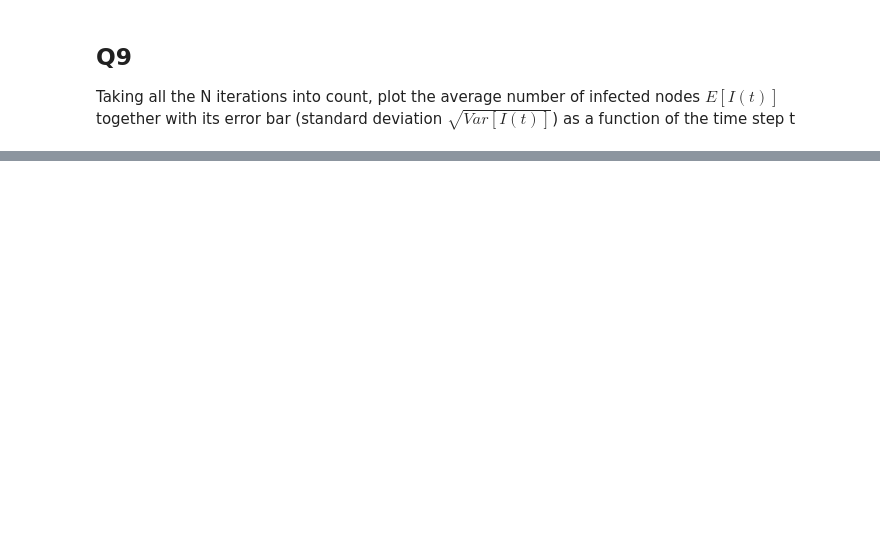
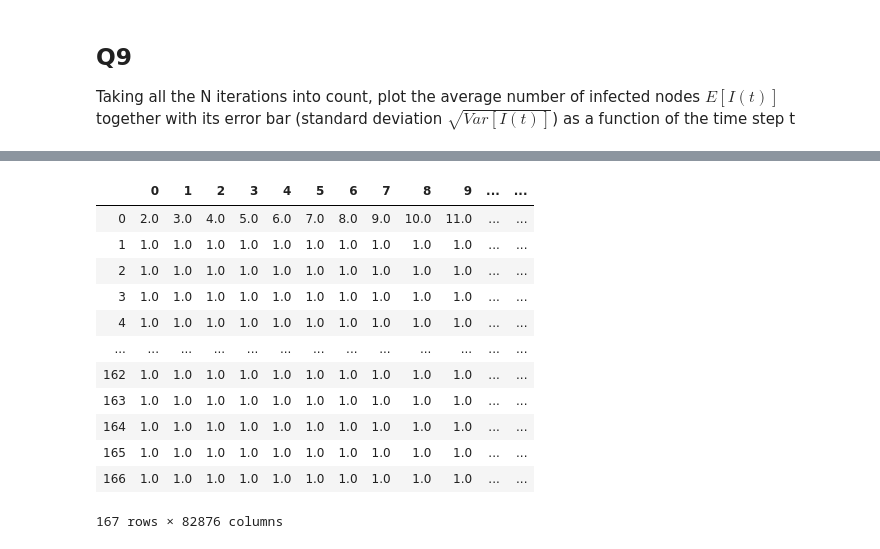
Before and after one commit to TBruyn/Modeling-and-Data-Analysis-in-Complex-Networks, a Jupyter notebook: assignment1/assignment1_B.ipynb, the cells around one changed output, grey strips where cells are left out. Cells and saved outputs as stored; diff of their text form; code cells hidden in the pictures; blank space fills up the shorter version.

```diff
--- a/assignment1/assignment1_B.ipynb
+++ b/assignment1/assignment1_B.ipynb
@@ -54,0 +48,26 @@ False
+# %%
+try:
+    infected_per_timestep = pickle.load(open("infected_per_timestamp.pickle", "rb"))
+except Exception as e:
+    print(e)
+    print("Rebuilding data")
+
+    infected_per_timestep = np.zeros([number_of_nodes, len(df.index)])
+
+    for n in range(1, number_of_nodes + 1):
+        infected = np.zeros(number_of_nodes + 1,dtype=bool)
+        infected[n] = True
+        infected_count = 1
+
+        for timestep, transaction in df.iterrows():
+            node1 = transaction['node1']
+            node2 = transaction['node2']
+            if infected[node1] and not infected[node2]:
+                infected[node2] = True
+                infected_count += 1
+
+            infected_per_timestep[n - 1, timestep] = infected_count
+
+        print("Infection of starting node " + str(n) + " finished")
+    print("Finished creating data")
+print("infected_per_timestep initialized")
@@ -54,0 +97,24 @@ False
+# %%
+# pd.DataFrame(np.zeros([number_of_nodes, len(df.index)]),
+#              [str(n) for n in range(1,number_of_nodes + 1)],
+#              [str(n) for n in range(1,len(df.index) + 1)])
+
+pd.DataFrame(infected_per_timestep)
+# len([str(n) for n in range(1,len(df.index))])
+
+# [str(n) for n in range(1,len(number_of_nodes))]
+# len(df.index)
+# %% [output]
+|  | 0 | 1 | 2 | 3 | 4 | 5 | 6 | 7 | 8 | 9 | ... | ... |
+| 0 | 2.0 | 3.0 | 4.0 | 5.0 | 6.0 | 7.0 | 8.0 | 9.0 | 10.0 | 11.0 | ... | ... |
+| 1 | 1.0 | 1.0 | 1.0 | 1.0 | 1.0 | 1.0 | 1.0 | 1.0 | 1.0 | 1.0 | ... | ... |
+| 2 | 1.0 | 1.0 | 1.0 | 1.0 | 1.0 | 1.0 | 1.0 | 1.0 | 1.0 | 1.0 | ... | ... |
+| 3 | 1.0 | 1.0 | 1.0 | 1.0 | 1.0 | 1.0 | 1.0 | 1.0 | 1.0 | 1.0 | ... | ... |
+| 4 | 1.0 | 1.0 | 1.0 | 1.0 | 1.0 | 1.0 | 1.0 | 1.0 | 1.0 | 1.0 | ... | ... |
+| ... | ... | ... | ... | ... | ... | ... | ... | ... | ... | ... | ... | ... |
+| 162 | 1.0 | 1.0 | 1.0 | 1.0 | 1.0 | 1.0 | 1.0 | 1.0 | 1.0 | 1.0 | ... | ... |
+| 163 | 1.0 | 1.0 | 1.0 | 1.0 | 1.0 | 1.0 | 1.0 | 1.0 | 1.0 | 1.0 | ... | ... |
+| 164 | 1.0 | 1.0 | 1.0 | 1.0 | 1.0 | 1.0 | 1.0 | 1.0 | 1.0 | 1.0 | ... | ... |
+| 165 | 1.0 | 1.0 | 1.0 | 1.0 | 1.0 | 1.0 | 1.0 | 1.0 | 1.0 | 1.0 | ... | ... |
+| 166 | 1.0 | 1.0 | 1.0 | 1.0 | 1.0 | 1.0 | 1.0 | 1.0 | 1.0 | 1.0 | ... | ... |
+167 rows × 82876 columns
```
Also changed, not shown: parts of 5 cells of this notebook.
